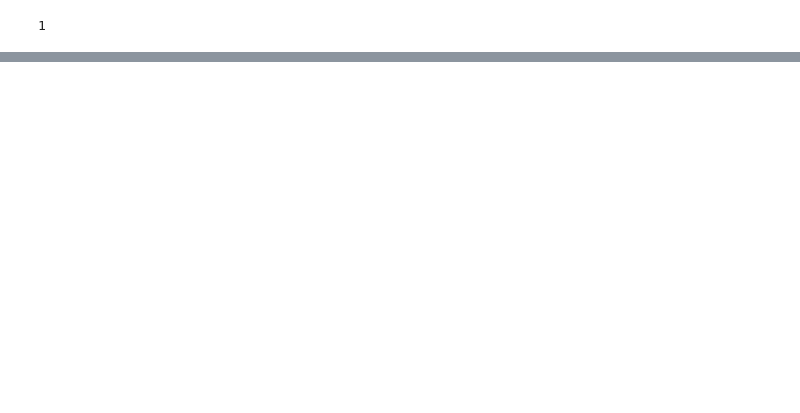
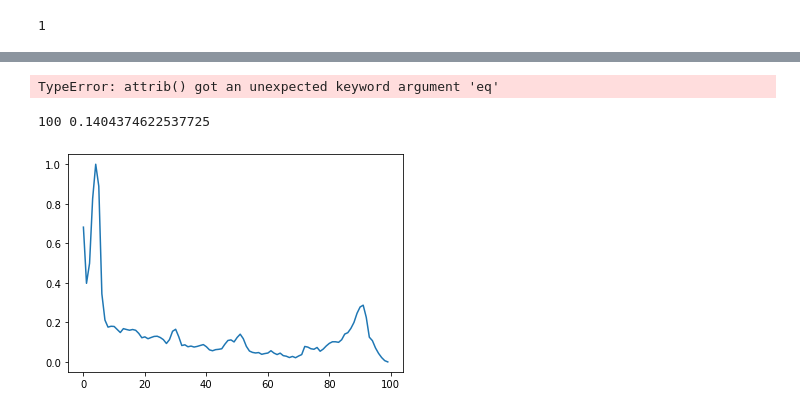
Before and after one commit to circle-ish/DatascienceBC22_final_MedleyGenerator, a Jupyter notebook: spotify_frobnicating.ipynb, the cells around one changed output, grey strips where cells are left out. Cells and saved outputs as stored; diff of their text form; code cells hidden in the pictures; blank space fills up the shorter version.

Commit message:
searching for a selenium alternative: request might actually do the trick better; proxy trials still pending

```diff
--- a/spotify_frobnicating.ipynb
+++ b/spotify_frobnicating.ipynb
@@ -911,0 +1234,38 @@ this
+# %%
+# Install dependencies
+#from src.utils import install_pip_pkg
+#install_pip_pkg({'requests_html'})
+
+from requests_html import HTMLSession
+from bs4 import BeautifulSoup as bs # importing BeautifulSoup
+import nest_asyncio
+
+nest_asyncio.apply()
+
+# copy youtube url from YouTube website
+video_url = "https://youtu.be/u4N45v8f7cY"
+# init an HTML Session
+with HTMLSession() as session:
+    # get the html content
+    response = session.get(video_url)
+    # execute Java-script, timeout is necessary pass otherwise it will through error
+response.html.render(timeout=20)
+# create bs object to parse HTML
+soup = bs(response.html.html, "html.parser")
+
+print(soup)#.find_all("meta"))
+# %% [output]
+TypeError: attrib() got an unexpected keyword argument 'eq'
+# %%
+
+videoId = 'u4N45v8f7cY'# 'NIJ5RiMAmNs'
+# %%
+import requests, json
+
+def getContentFromURL(url):
+    return requests.get(url)
+
+url = f'https://www.youtube.com/watch?v=' + videoId
+content = getContentFromURL(url)
+
+#content.text
@@ -911,0 +1333,25 @@ this
+# %%
+from re import search as re_search
+
+pattern = r'({"key":"HEATSEEKER",.*}}]}}}}).*HEATSEEKER'
+
+match = re_search(pattern, content.text).group(1)
+heatmap_json = json.loads(match)
+
+#heatmap_json
+# %%
+
+import matplotlib.pyplot as plt
+Y = []
+for heatMarker in heatmap_json['value']['heatmap']['heatmapRenderer']['heatMarkers']:
+    heatMarker = heatMarker['heatMarkerRenderer']
+    intensityScoreNormalized = heatMarker['heatMarkerIntensityScoreNormalized']
+    Y += [intensityScoreNormalized]
+
+from statistics import mean
+print(len(Y), mean(Y))
+plt.plot(Y)
+plt.show()
+# %% [output]
+100 0.1404374622537725
+[figure, added]
```
Also changed, not shown: parts of 56 cells of this notebook.
